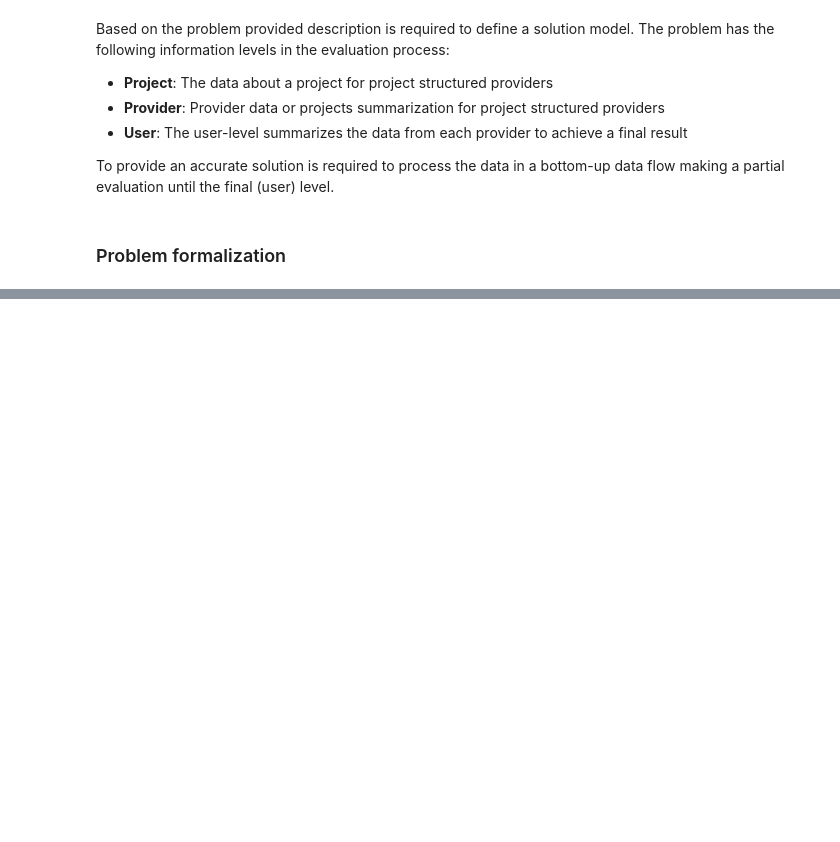
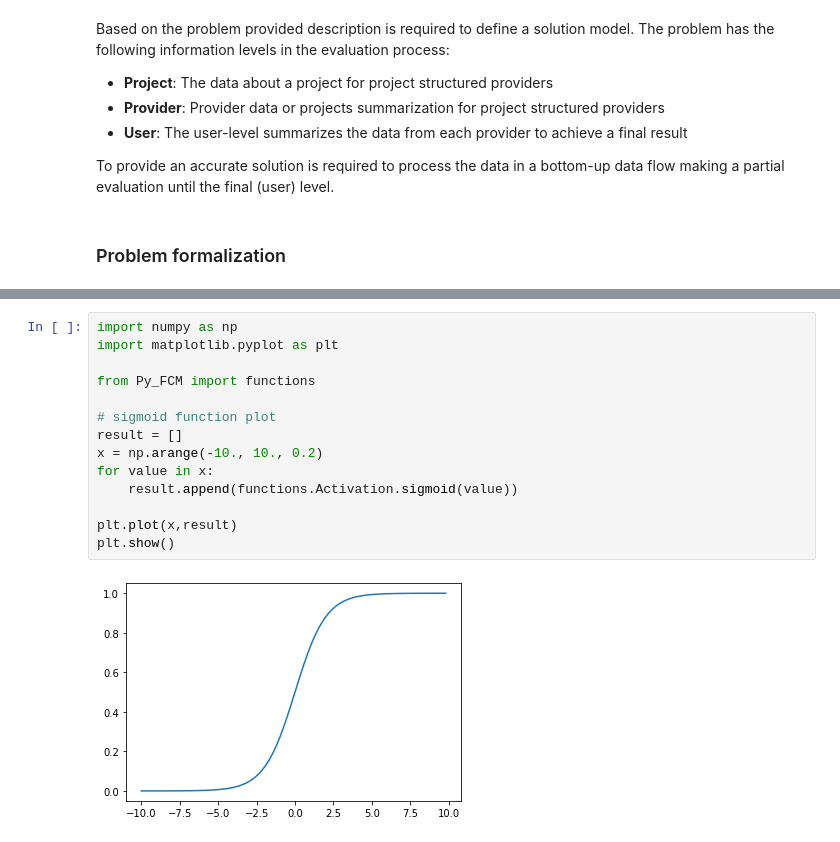
Before and after one commit to J41R0/ce.skills.evaluator, a Jupyter notebook: doc/Math model.ipynb, the cells around one changed output, grey strips where cells are left out. Cells and saved outputs as stored; diff of their text form; blank space fills up the shorter version.

```diff
--- a/doc/Math model.ipynb
+++ b/doc/Math model.ipynb
@@ -325,0 +362,16 @@ In the current problem context, the FCM will represent the skills as the map con
+# %%
+import numpy as np
+import matplotlib.pyplot as plt
+
+from Py_FCM import functions
+
+# sigmoid function plot
+result = []
+x = np.arange(-10., 10., 0.2)
+for value in x:
+    result.append(functions.Activation.sigmoid(value))
+
+plt.plot(x,result)
+plt.show()
+# %% [output]
+[figure, added]
```
Also changed, not shown: parts of 15 cells of this notebook.
